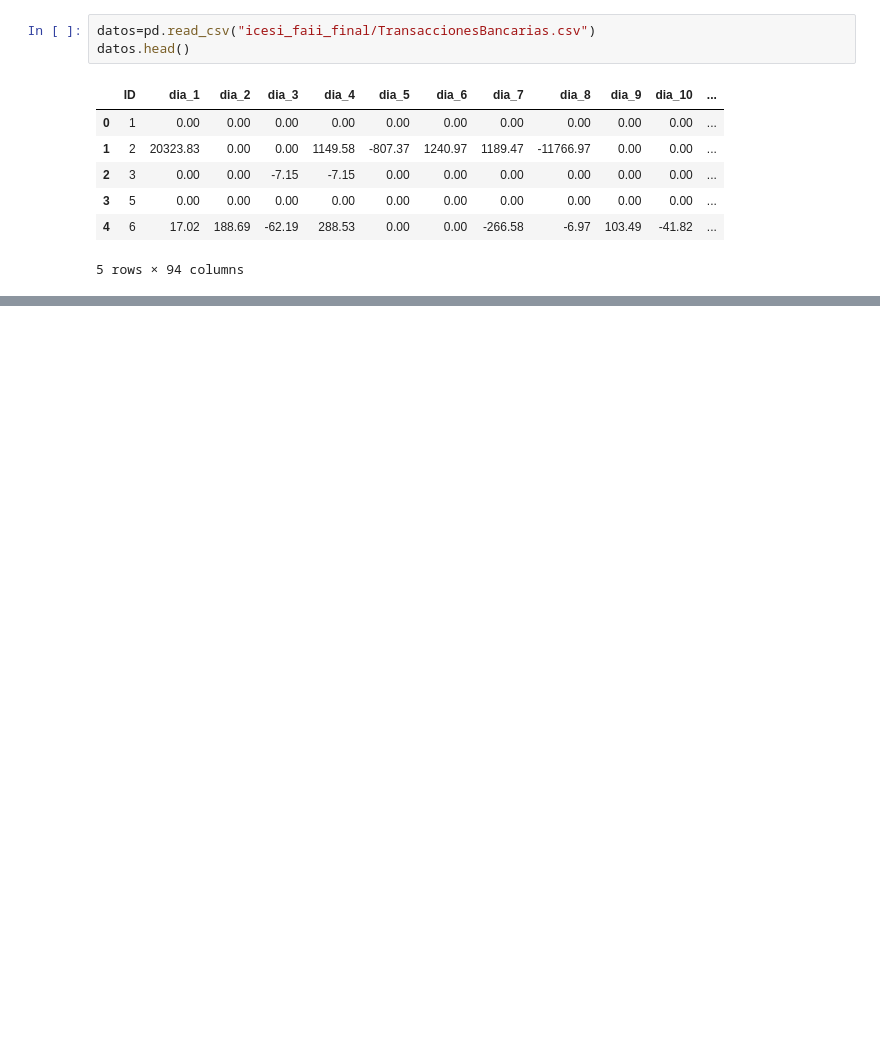
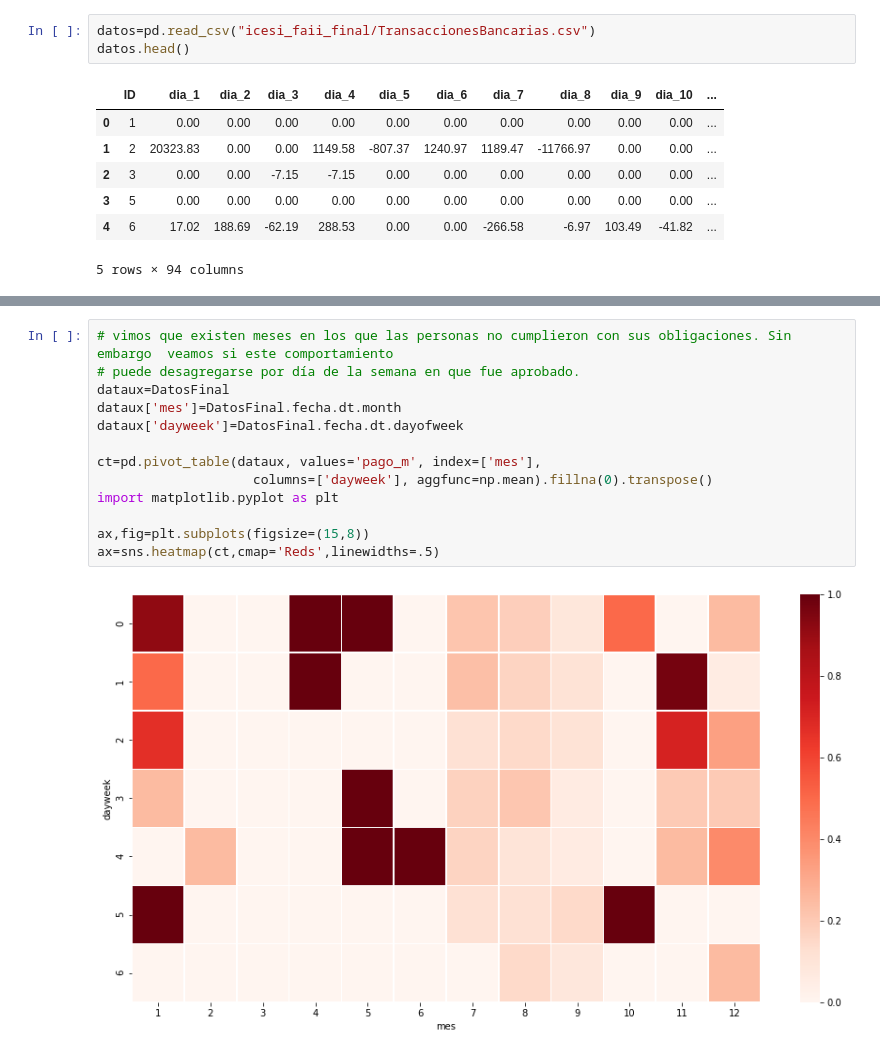
Before and after one commit to statscol/icesi_faii_final, a Jupyter notebook: fundamentos_analiticaII_final.ipynb, the cells around one changed output, grey strips where cells are left out. Cells and saved outputs as stored; diff of their text form; blank space fills up the shorter version.

```diff
--- a/fundamentos_analiticaII_final.ipynb
+++ b/fundamentos_analiticaII_final.ipynb
@@ -57,0 +220,15 @@ datos.head()
+# %%
+# vimos que existen meses en los que las personas no cumplieron con sus obligaciones. Sin embargo  veamos si este comportamiento
+# puede desagregarse por día de la semana en que fue aprobado.
+dataux=DatosFinal
+dataux['mes']=DatosFinal.fecha.dt.month
+dataux['dayweek']=DatosFinal.fecha.dt.dayofweek
+
+ct=pd.pivot_table(dataux, values='pago_m', index=['mes'],
+                    columns=['dayweek'], aggfunc=np.mean).fillna(0).transpose()
+import matplotlib.pyplot as plt
+
+ax,fig=plt.subplots(figsize=(15,8))
+ax=sns.heatmap(ct,cmap='Reds',linewidths=.5)
+# %% [output]
+[figure, added]
```
Also changed, not shown: parts of 18 cells of this notebook.
